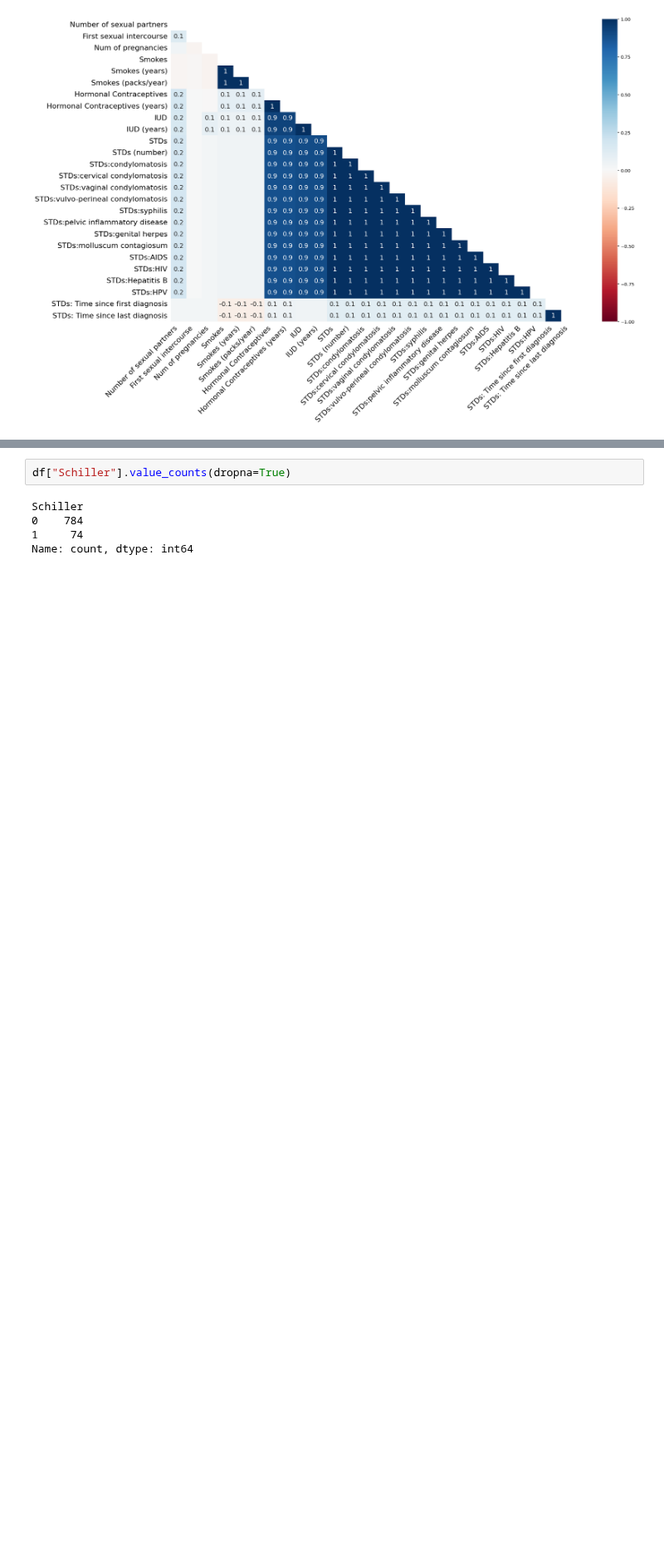
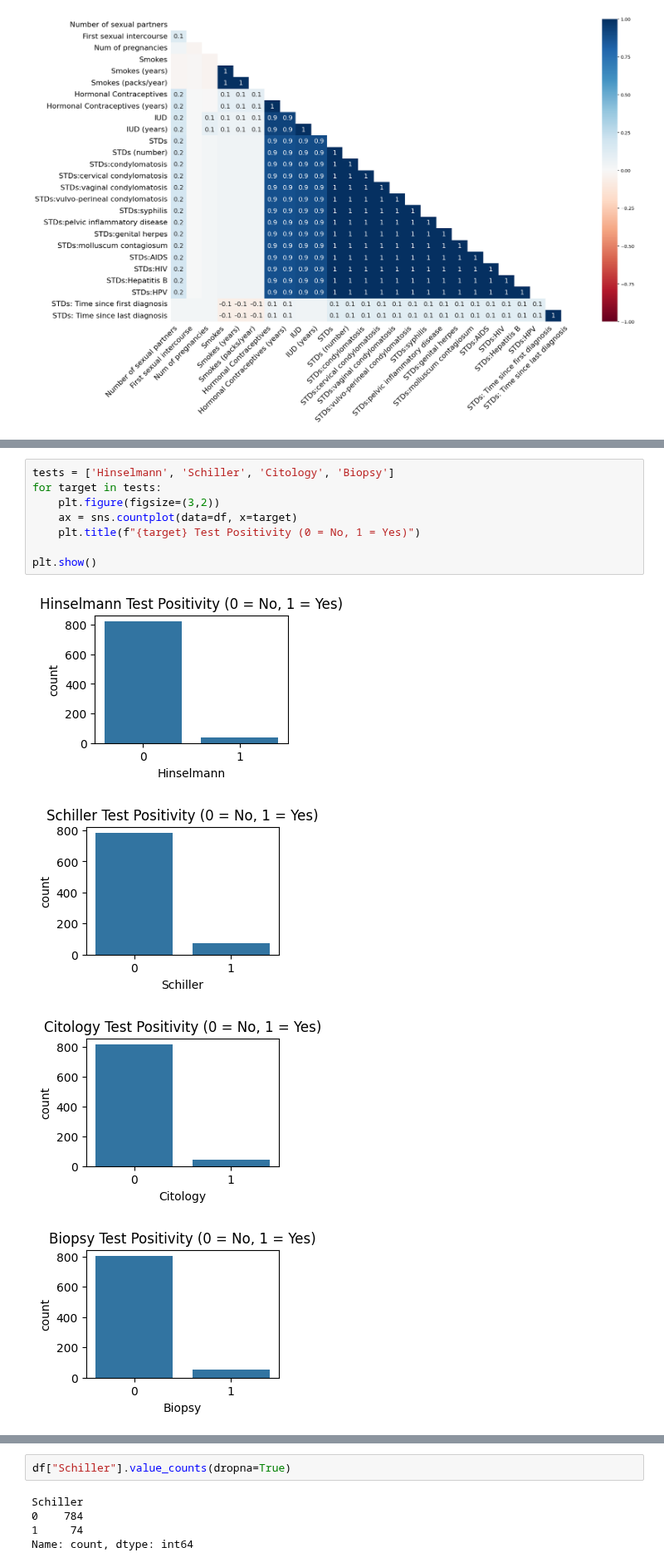
Before and after one commit to Filippo7206/unibo-dtm-ml-2526-cervical-cancer-predictor, a Jupyter notebook: notebooks/01_eda.ipynb, the cells around one changed output, grey strips where cells are left out. Shown at 83% size. Drawn from its saved outputs; the diff is of its cells as text; blank space fills up the shorter version.

Commit message:
Class imbalance visualization

```diff
--- a/notebooks/01_eda.ipynb
+++ b/notebooks/01_eda.ipynb
@@ -193,0 +232,13 @@ Axes(0.125,0.11;0.62x0.77)
+# %%
+tests = ['Hinselmann', 'Schiller', 'Citology', 'Biopsy']
+for target in tests:
+    plt.figure(figsize=(3,2))
+    ax = sns.countplot(data=df, x=target)
+    plt.title(f"{target} Test Positivity (0 = No, 1 = Yes)")
+
+plt.show()
+# %% [output]
+[figure, added]
+[figure, added]
+[figure, added]
+[figure, added]
```
Also changed, not shown: parts of 6 cells of this notebook.
